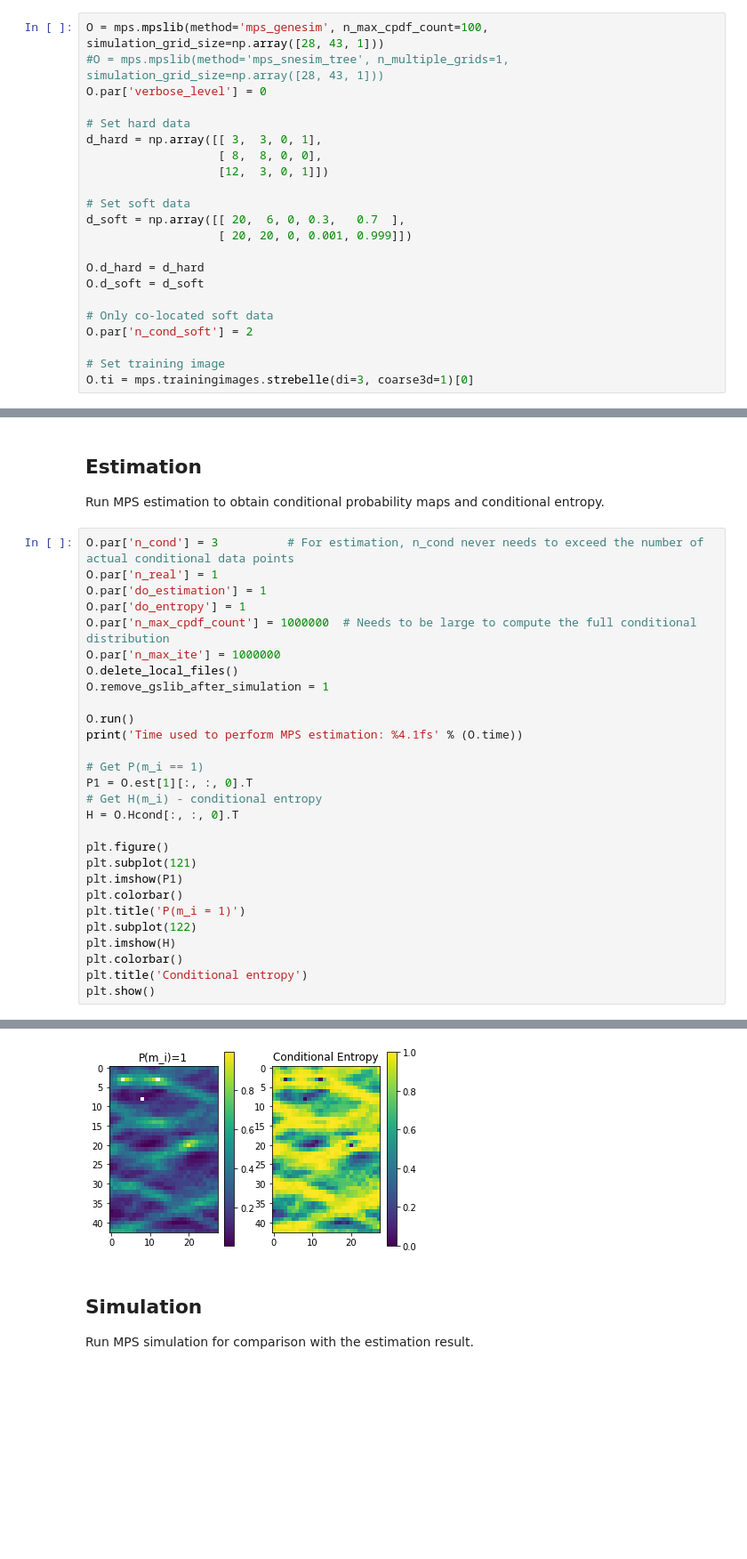
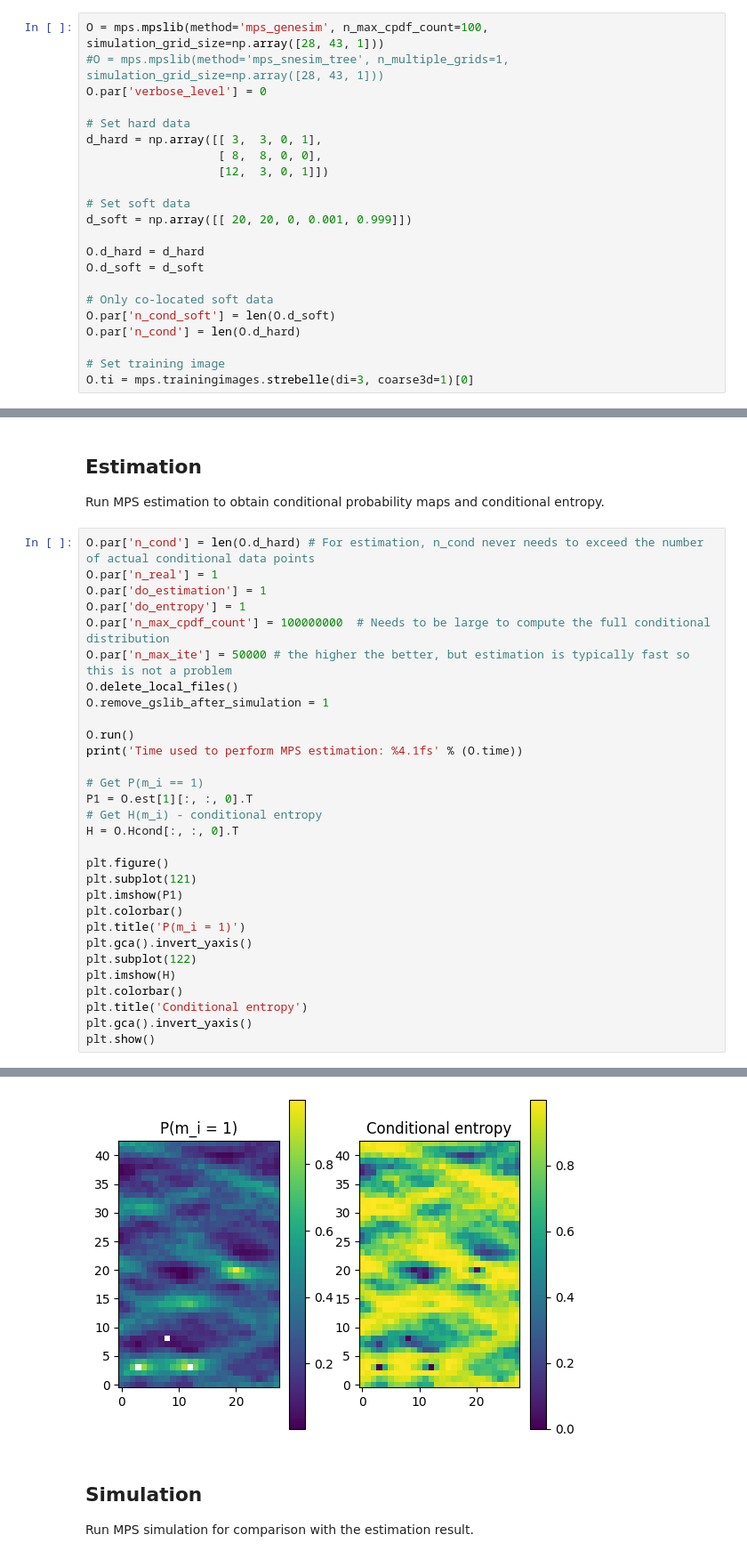
Before and after one commit to AUProbGeo/mpslib, a Jupyter notebook: doc/Notebooks/ex_mpslib_estimation.ipynb, the cells around one changed output, grey strips where cells are left out. Shown at 89% size. Cells and saved outputs as stored; diff of their text form; blank space fills up the shorter version.

Commit message:
estimation example updated

```diff
--- a/doc/Notebooks/ex_mpslib_estimation.ipynb
+++ b/doc/Notebooks/ex_mpslib_estimation.ipynb
@@ -25,14 +25,14 @@ d_hard = np.array([[ 3,  3, 0, 1],
                    [12,  3, 0, 1]])
 
 # Set soft data
-d_soft = np.array([[ 20,  6, 0, 0.3,   0.7  ],
-                   [ 20, 20, 0, 0.001, 0.999]])
+d_soft = np.array([[ 20, 20, 0, 0.001, 0.999]])
 
 O.d_hard = d_hard
 O.d_soft = d_soft
 
 # Only co-located soft data
-O.par['n_cond_soft'] = 2
+O.par['n_cond_soft'] = len(O.d_soft)
+O.par['n_cond'] = len(O.d_hard)
 
 # Set training image
 O.ti = mps.trainingimages.strebelle(di=3, coarse3d=1)[0]
@@ -43,12 +43,12 @@ Using mps_genesim installed in /mnt/d/PROGRAMMING/mpslib/scikit-mps/mpslib/bin (
 
 Run MPS estimation to obtain conditional probability maps and conditional entropy.
 # %%
-O.par['n_cond'] = 3          # For estimation, n_cond never needs to exceed the number of actual conditional data points
+O.par['n_cond'] = len(O.d_hard) # For estimation, n_cond never needs to exceed the number of actual conditional data points
 O.par['n_real'] = 1
 O.par['do_estimation'] = 1
 O.par['do_entropy'] = 1
-O.par['n_max_cpdf_count'] = 1000000  # Needs to be large to compute the full conditional distribution
-O.par['n_max_ite'] = 1000000
+O.par['n_max_cpdf_count'] = 100000000  # Needs to be large to compute the full conditional distribution
+O.par['n_max_ite'] = 50000 # the higher the better, but estimation is typically fast so this is not a problem
 O.delete_local_files()
 O.remove_gslib_after_simulation = 1
 
@@ -65,10 +65,12 @@ plt.subplot(121)
 plt.imshow(P1)
 plt.colorbar()
 plt.title('P(m_i = 1)')
+plt.gca().invert_yaxis()
 plt.subplot(122)
 plt.imshow(H)
 plt.colorbar()
 plt.title('Conditional entropy')
+plt.gca().invert_yaxis()
 plt.show()
 # %% [output]
 loading entropy from ti.dat_ent_0.gslib
@@ -78,4 +80,4 @@ Time used to perform MPS estimation: 12.9s
-[figure, old version]
+[figure, new version]
 # %% [markdown]
 ## Simulation
 
```
Also changed, not shown: parts of 4 cells of this notebook, 2 other files.
